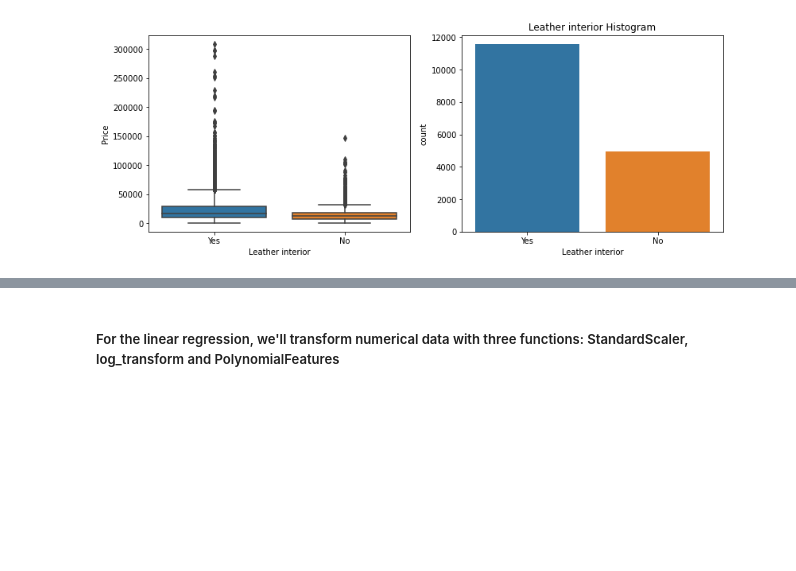
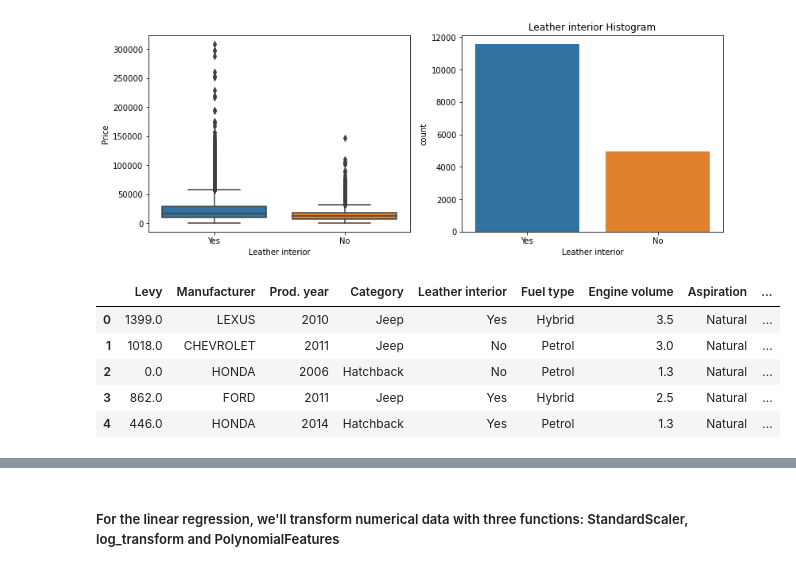
Before and after one commit to omunozsanchezdeloitte/Capstone---Group-3, a Jupyter notebook: Untitled.ipynb, the cells around one changed output, grey strips where cells are left out. Cells and saved outputs as stored; diff of their text form; code cells hidden in the pictures; blank space fills up the shorter version.

```diff
--- a/Untitled.ipynb
+++ b/Untitled.ipynb
@@ -869,3 +869,12 @@ X = cars.drop(columns=['Price', 'Cylinders'], axis=1)
 # Split data into training, validation and test sets
 X_train, X_test, y_train, y_test = train_test_split(X, y, test_size=0.1, random_state=42)
 #X_train, X_val, y_train, y_val = train_test_split(X_train, y_train, test_size=0.2, random_state=42)
+# %%
+X.head()
+# %% [output]
+|  | Levy | Manufacturer | Prod. year | Category | Leather interior | Fuel type | Engine volume | Aspiration | ... |
+| 0 | 1399.0 | LEXUS | 2010 | Jeep | Yes | Hybrid | 3.5 | Natural | ... |
+| 1 | 1018.0 | CHEVROLET | 2011 | Jeep | No | Petrol | 3.0 | Natural | ... |
+| 2 | 0.0 | HONDA | 2006 | Hatchback | No | Petrol | 1.3 | Natural | ... |
+| 3 | 862.0 | FORD | 2011 | Jeep | Yes | Hybrid | 2.5 | Natural | ... |
+| 4 | 446.0 | HONDA | 2014 | Hatchback | Yes | Petrol | 1.3 | Natural | ... |
```
Also changed, not shown: parts of 12 cells of this notebook.
